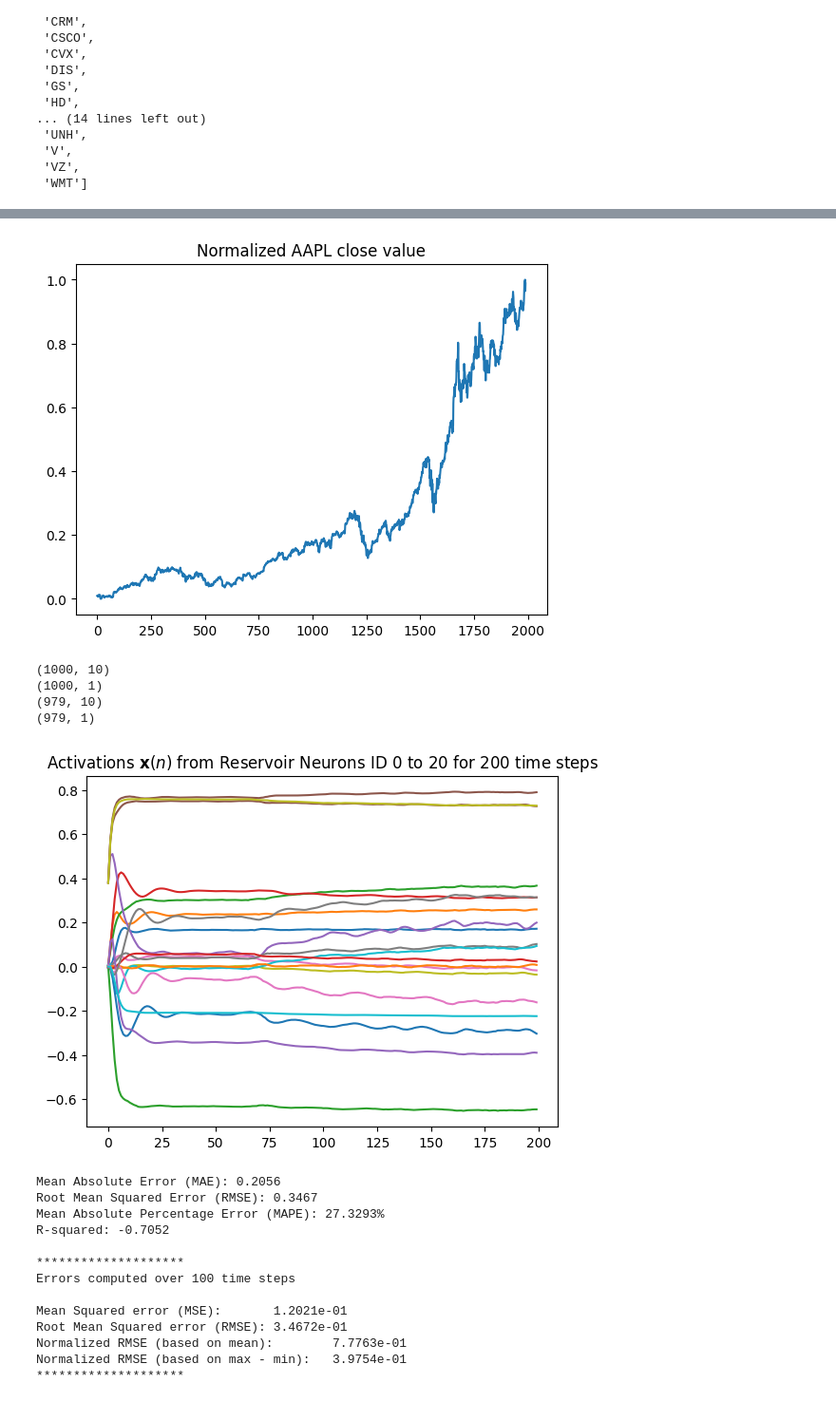
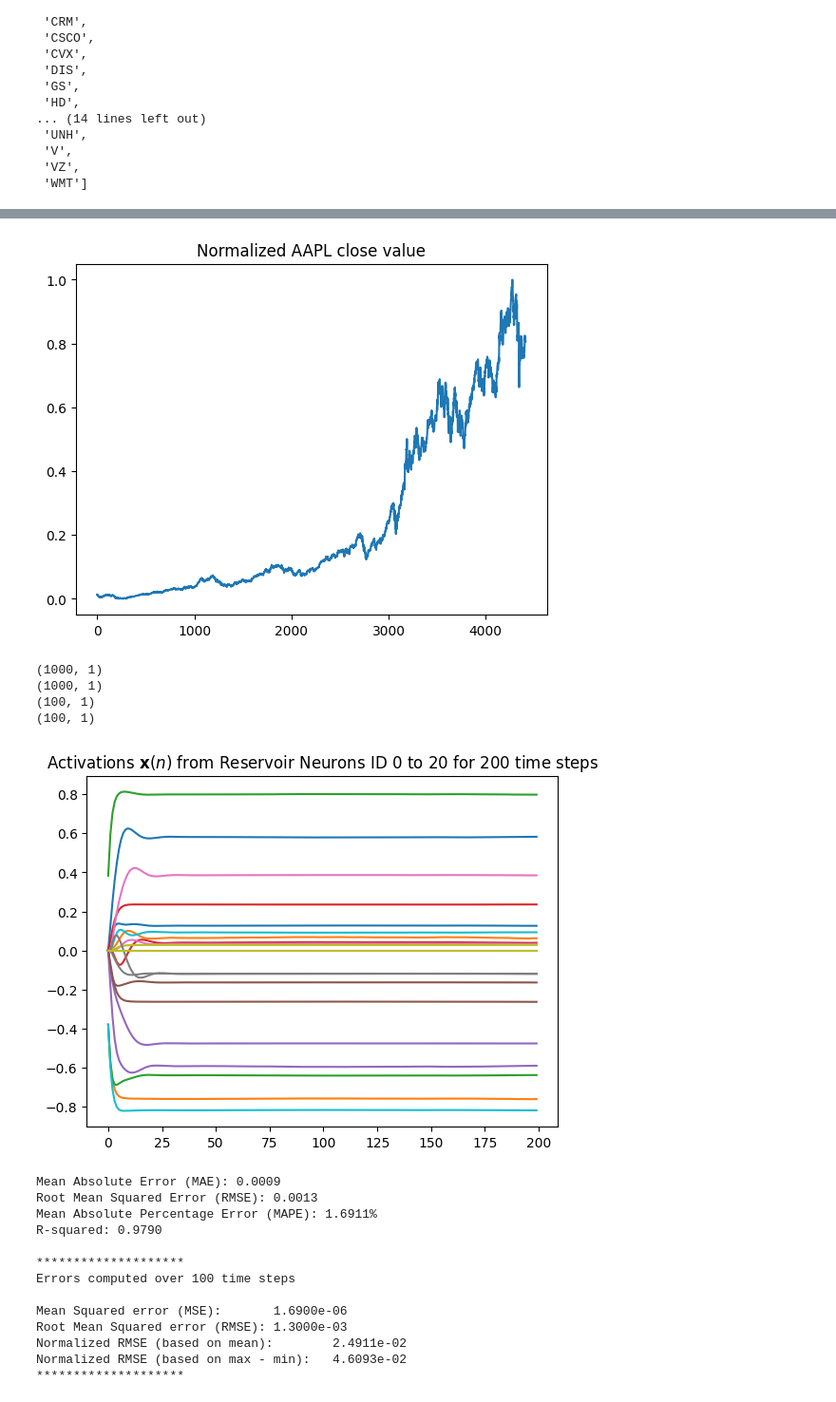
Before and after one commit to Chiuchiyin/CM3070-Final-project, a Jupyter notebook: Code/FinRLRCModel.ipynb, the cells around one changed output, grey strips where cells are left out. Shown at 95% size. Cells and saved outputs as stored; diff of their text form; code cells hidden in the pictures.

```diff
--- a/Code/FinRLRCModel.ipynb
+++ b/Code/FinRLRCModel.ipynb
@@ -466,6 +501,7 @@ def create_windowed_dataset(data, window, horizon):
         y.append(data[i + window + horizon - 1])  # Predict horizon steps ahead
     return np.array(X), np.array(y)
 # %%
+from sklearn.preprocessing import MinMaxScaler
 df=close_df
 Dat = np.array(df)
 
@@ -485,7 +521,11 @@ if __name__ == "__main__":
         print("max:", Dat.max(), "min:", Dat.min())
         print("mean:", Dat.mean(), "std:", Dat.std())
 
-    data = normalize_data(Dat[:,0])
+    #data = normalize_data(Dat[:,0])
+    #data = Dat[:,0]
+    data = Dat[:,0].reshape(-1, 1)
+    scaler = MinMaxScaler(feature_range = (0,1)).fit(data)
+    data = scaler.transform(data)
 
     plt.figure()
     plt.plot(data)
@@ -495,19 +535,22 @@ if __name__ == "__main__":
     train_size = 1000
     test_size = 100
 
-    #X = data[:train_size].reshape(-1, 1)
-    #y = data[horizon : train_size + horizon].reshape(-1, 1)
-    #X_test = data[train_size : train_size + test_size].reshape(-1, 1)
-    #y_test = data[train_size + horizon : train_size + test_size + horizon].reshape(-1, 1)
+    X = data[:train_size].reshape(-1, 1)
+    y = data[horizon : train_size + horizon].reshape(-1, 1)
+    X_test = data[train_size : train_size + test_size].reshape(-1, 1)
+    y_test = data[train_size + horizon : train_size + test_size + horizon].reshape(-1, 1)
 
-    # Generate full dataset
-    X_all, y_all = create_windowed_dataset(data, window, horizon)
+    # Generate dataset with window
+    #X_all, y_all = create_windowed_dataset(data, window, horizon)
 
-    X = X_all[:train_size]
-    y = y_all[:train_size].reshape(-1, 1)
+    #X = X_all[:train_size]
+    #y = y_all[:train_size].reshape(-1, 1)
 
-    X_test = X_all[train_size:]
-    y_test = y_all[train_size:].reshape(-1, 1)
+    #X_test = X_all[train_size:]
+    #y_test = y_all[train_size:].reshape(-1, 1)
+
+    # Generate dataset with indices
+
 
     print(X.shape)
     print(y.shape)
@@ -610,19 +653,19 @@ mean: 98.49745073725623 std: 66.45401737617212
-[figure, old version]
+[figure, new version]
-(1000, 10)
 (1000, 1)
-(979, 10)
-(979, 1)
+(1000, 1)
+(100, 1)
+(100, 1)
-[figure, old version]
+[figure, new version]
-Mean Absolute Error (MAE): 0.2056
-Root Mean Squared Error (RMSE): 0.3467
-Mean Absolute Percentage Error (MAPE): 27.3293%
-R-squared: -0.7052
+Mean Absolute Error (MAE): 0.0009
+Root Mean Squared Error (RMSE): 0.0013
+Mean Absolute Percentage Error (MAPE): 1.6911%
+R-squared: 0.9790
 
 ********************
 Errors computed over 100 time steps
 
-Mean Squared error (MSE):       1.2021e-01
-Root Mean Squared error (RMSE): 3.4672e-01
-Normalized RMSE (based on mean):        7.7763e-01
-Normalized RMSE (based on max - min):   3.9754e-01
+Mean Squared error (MSE):       1.6900e-06
+Root Mean Squared error (RMSE): 1.3000e-03
+Normalized RMSE (based on mean):        2.4911e-02
+Normalized RMSE (based on max - min):   4.6093e-02
 ********************
```
Also changed, not shown: parts of 20 cells of this notebook, 35 other files.
